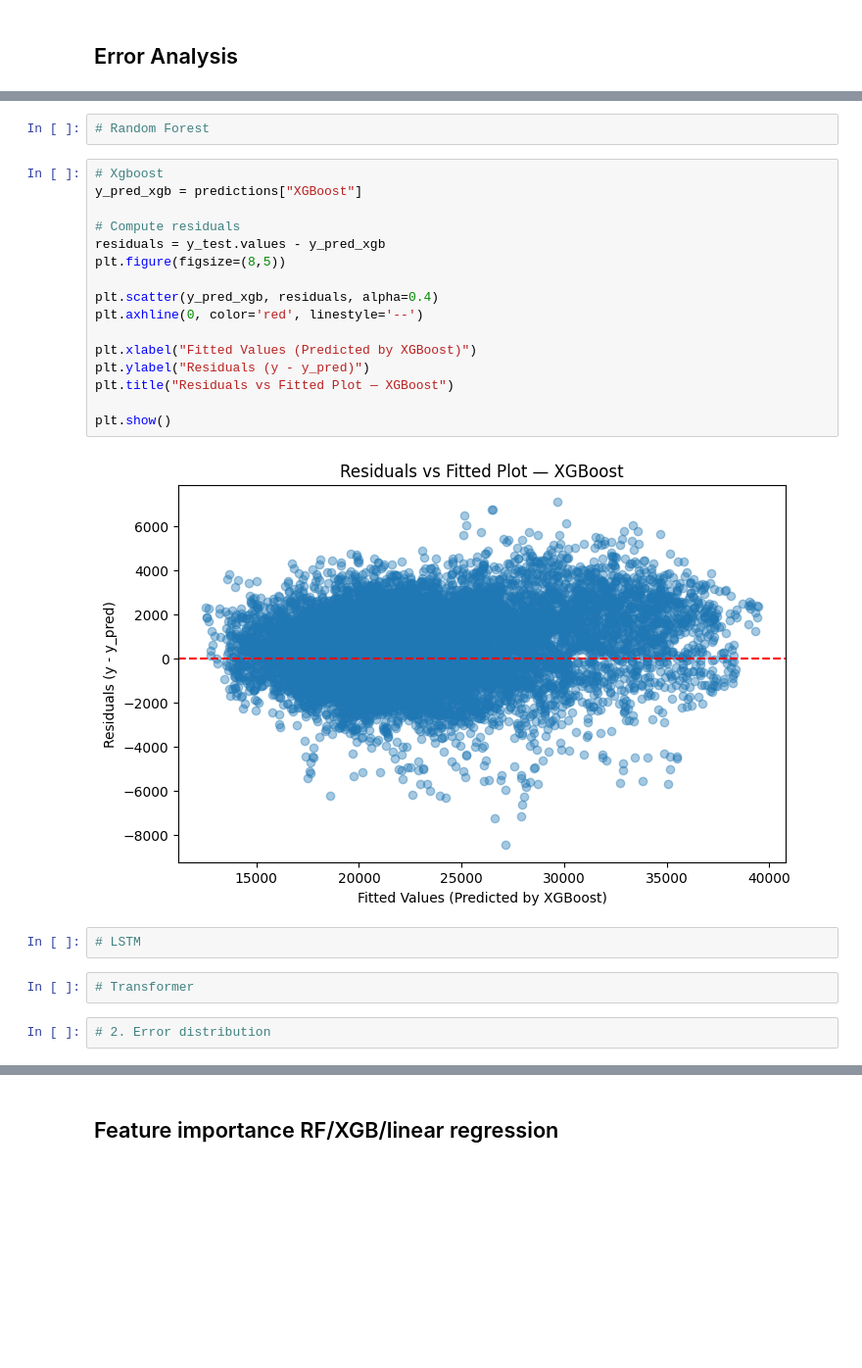
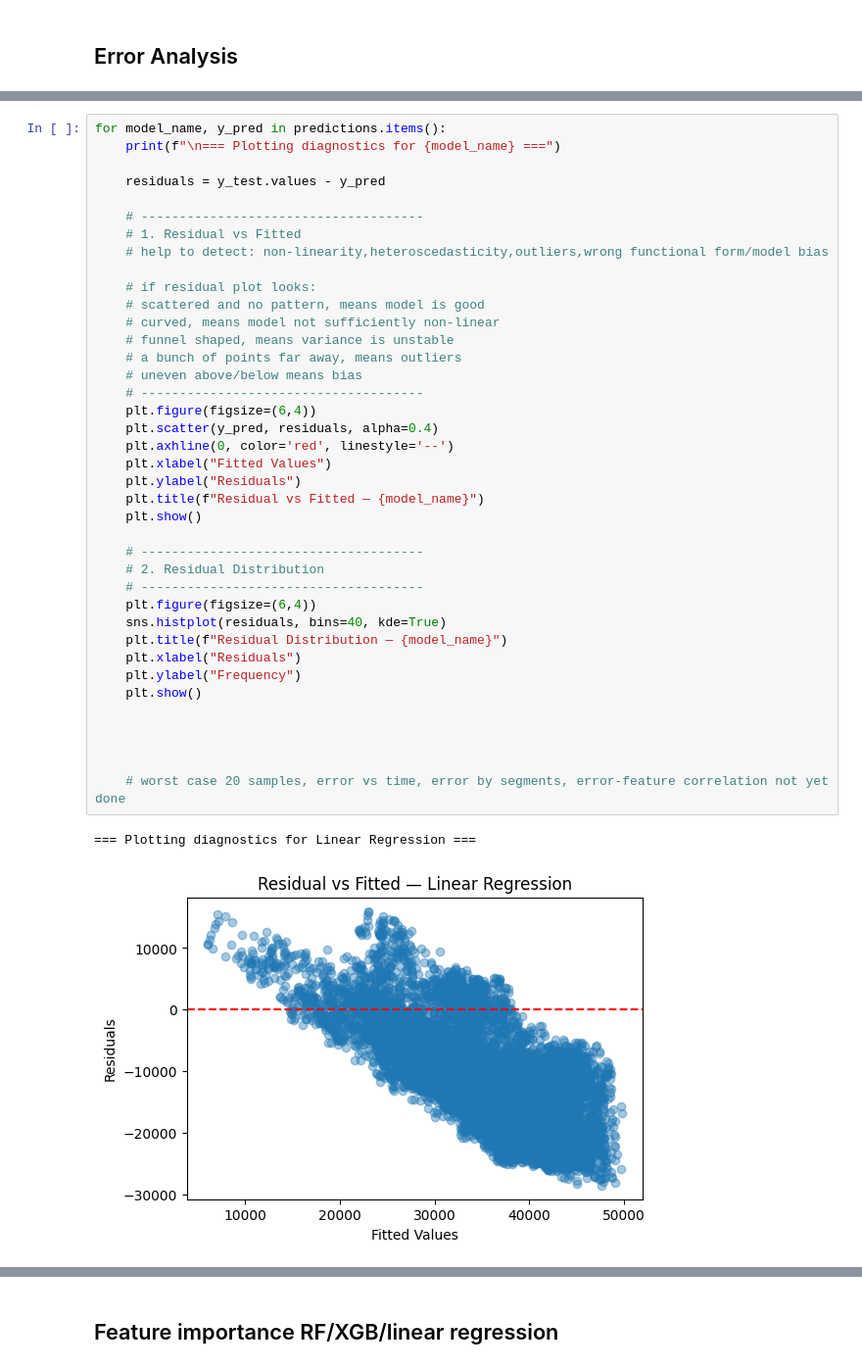
Before and after one commit to ocx-1129/ml_assignment, a Jupyter notebook: energyPred.ipynb, the cells around one changed output, grey strips where cells are left out. Shown at 98% size. Cells and saved outputs as stored; diff of their text form; blank space fills up the shorter version.

Commit message:
Add 2 residual plots into loop. Left still 4 plots not done.

```diff
--- a/energyPred.ipynb
+++ b/energyPred.ipynb
@@ -694,26 +682,42 @@ Model comparison:
-# %%
-# Random Forest
-# %%
-# Xgboost
-y_pred_xgb = predictions["XGBoost"]
-
-# Compute residuals
-residuals = y_test.values - y_pred_xgb
-plt.figure(figsize=(8,5))
-
-plt.scatter(y_pred_xgb, residuals, alpha=0.4)
-plt.axhline(0, color='red', linestyle='--')
-
-plt.xlabel("Fitted Values (Predicted by XGBoost)")
-plt.ylabel("Residuals (y - y_pred)")
-plt.title("Residuals vs Fitted Plot — XGBoost")
-
-plt.show()
-# %% [output]
-[figure, removed]
-# %%
-# LSTM
-# %%
-# Transformer
-# %%
-# 2. Error distribution
+# %%
+for model_name, y_pred in predictions.items():
+    print(f"\n=== Plotting diagnostics for {model_name} ===")
+
+    residuals = y_test.values - y_pred
+
+    # -------------------------------------
+    # 1. Residual vs Fitted
+    # help to detect: non-linearity,heteroscedasticity,outliers,wrong functional form/model bias
+
+    # if residual plot looks:
+    # scattered and no pattern, means model is good
+    # curved, means model not sufficiently non-linear
+    # funnel shaped, means variance is unstable
+    # a bunch of points far away, means outliers
+    # uneven above/below means bias
+    # -------------------------------------
+    plt.figure(figsize=(6,4))
+    plt.scatter(y_pred, residuals, alpha=0.4)
+    plt.axhline(0, color='red', linestyle='--')
+    plt.xlabel("Fitted Values")
+    plt.ylabel("Residuals")
+    plt.title(f"Residual vs Fitted — {model_name}")
+    plt.show()
+
+    # -------------------------------------
+    # 2. Residual Distribution
+    # -------------------------------------
+    plt.figure(figsize=(6,4))
+    sns.histplot(residuals, bins=40, kde=True)
+    plt.title(f"Residual Distribution — {model_name}")
+    plt.xlabel("Residuals")
+    plt.ylabel("Frequency")
+    plt.show()
+
+
+
+
+    # worst case 20 samples, error vs time, error by segments, error-feature correlation not yet done
+# %% [output]
+=== Plotting diagnostics for Linear Regression ===
+[figure, added]
```
Also changed, not shown: parts of 3 cells of this notebook.
